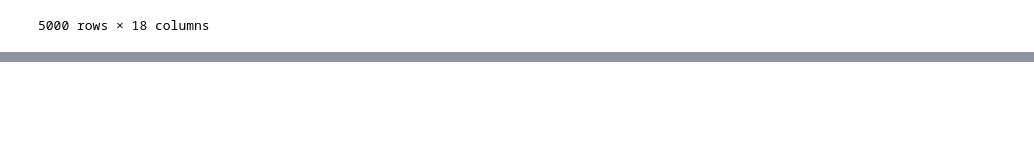
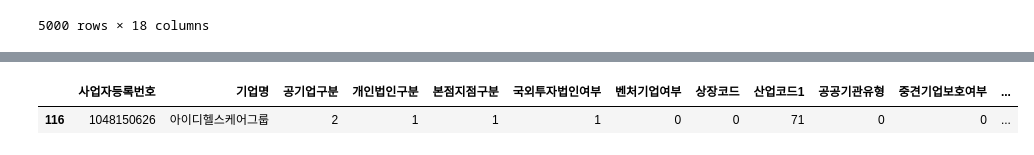
Before and after one commit to YoonJiHwan98/numble_repo, a Jupyter notebook: code/news_crawling.ipynb, the cells around one changed output, grey strips where cells are left out. Cells and saved outputs as stored; diff of their text form; code cells hidden in the pictures; blank space fills up the shorter version.

```diff
--- a/code/news_crawling.ipynb
+++ b/code/news_crawling.ipynb
@@ -93,0 +139,5 @@ df
+# %%
+df[df['기업명'] == '아이디헬스케어그룹']
+# %% [output]
+|  | 사업자등록번호 | 기업명 | 공기업구분 | 개인법인구분 | 본점지점구분 | 국외투자법인여부 | 벤처기업여부 | 상장코드 | 산업코드1 | 공공기관유형 | 중견기업보호여부 | ... |
+| 116 | 1048150626 | 아이디헬스케어그룹 | 2 | 1 | 1 | 1 | 0 | 0 | 71 | 0 | 0 | ... |
```
Also changed, not shown: parts of 7 cells of this notebook, 4 other files.
